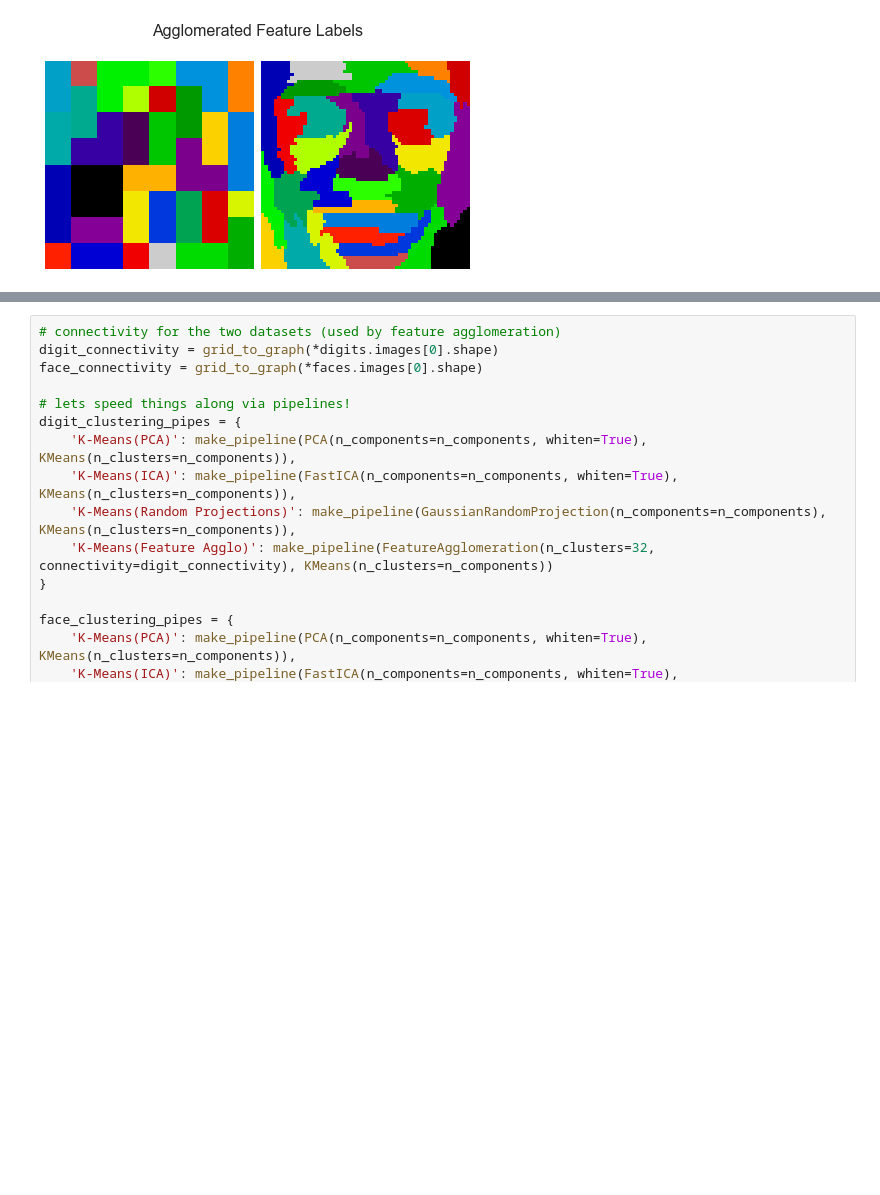
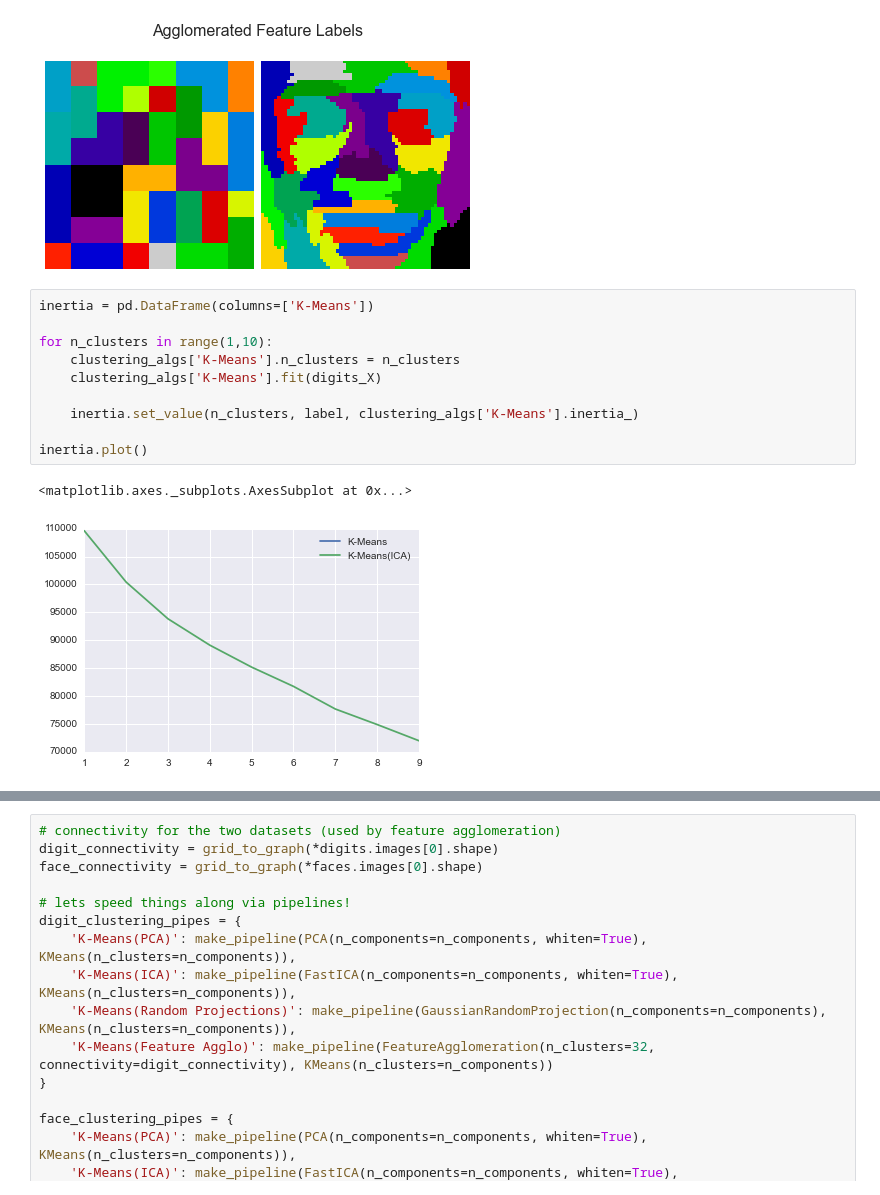
Before and after one commit to wds360/machineLearning, a Jupyter notebook: unsupervisedLearning/ul_experiments.ipynb, the cells around one changed output, grey strips where cells are left out. Saved outputs shown, nothing was run; the diff lists cells and outputs as text; blank space fills up the shorter version.

```diff
--- a/unsupervisedLearning/ul_experiments.ipynb
+++ b/unsupervisedLearning/ul_experiments.ipynb
@@ -186,3 +182,16 @@ plt.yticks(())
 plt.subplots_adjust(0.01, 0.05, 0.99, 0.93, 0.04, 0.)
 # %% [output]
 [figure]
+# %%
+inertia = pd.DataFrame(columns=['K-Means'])
+
+for n_clusters in range(1,10):
+    clustering_algs['K-Means'].n_clusters = n_clusters
+    clustering_algs['K-Means'].fit(digits_X)
+
+    inertia.set_value(n_clusters, label, clustering_algs['K-Means'].inertia_)
+
+inertia.plot()
+# %% [output]
+<matplotlib.axes._subplots.AxesSubplot at 0x...>
+[figure, added]
```
Also changed, not shown: parts of 15 cells of this notebook.
